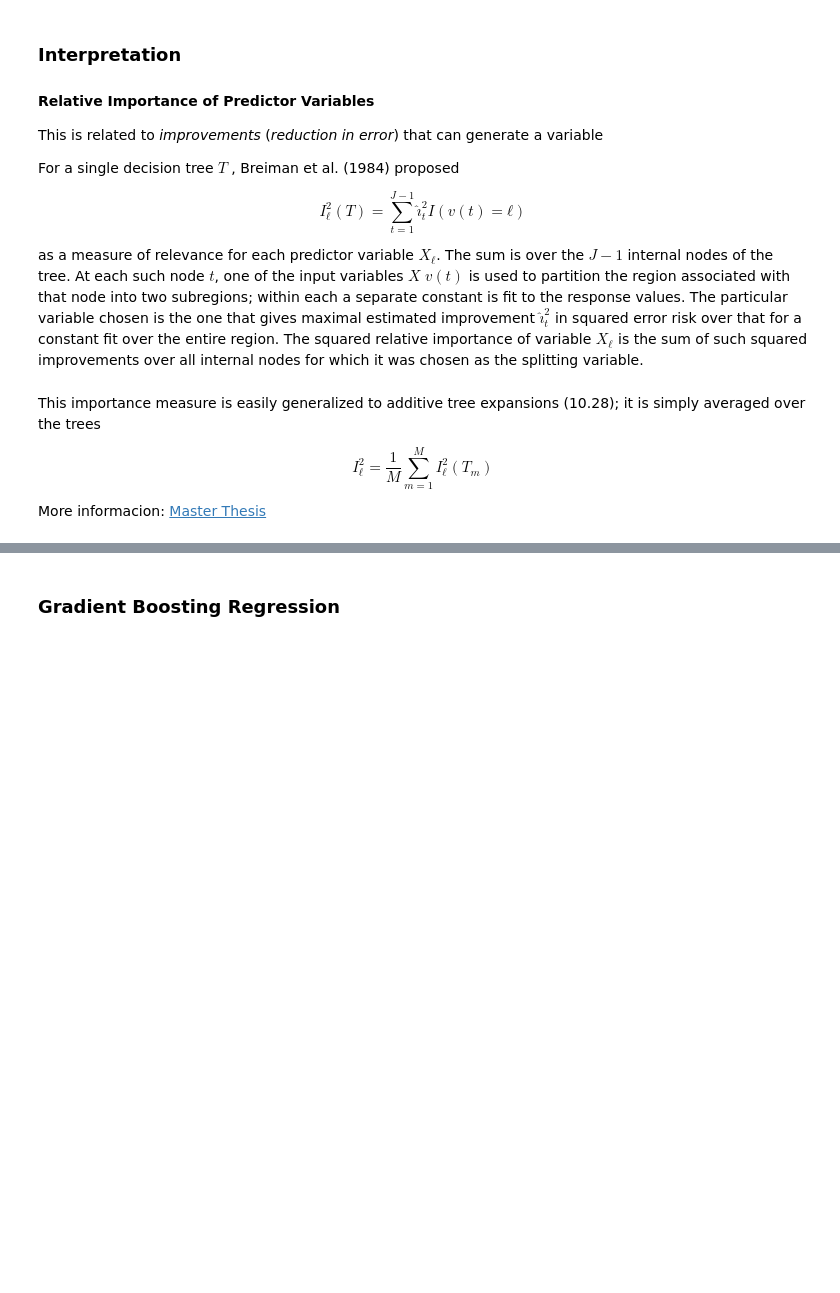
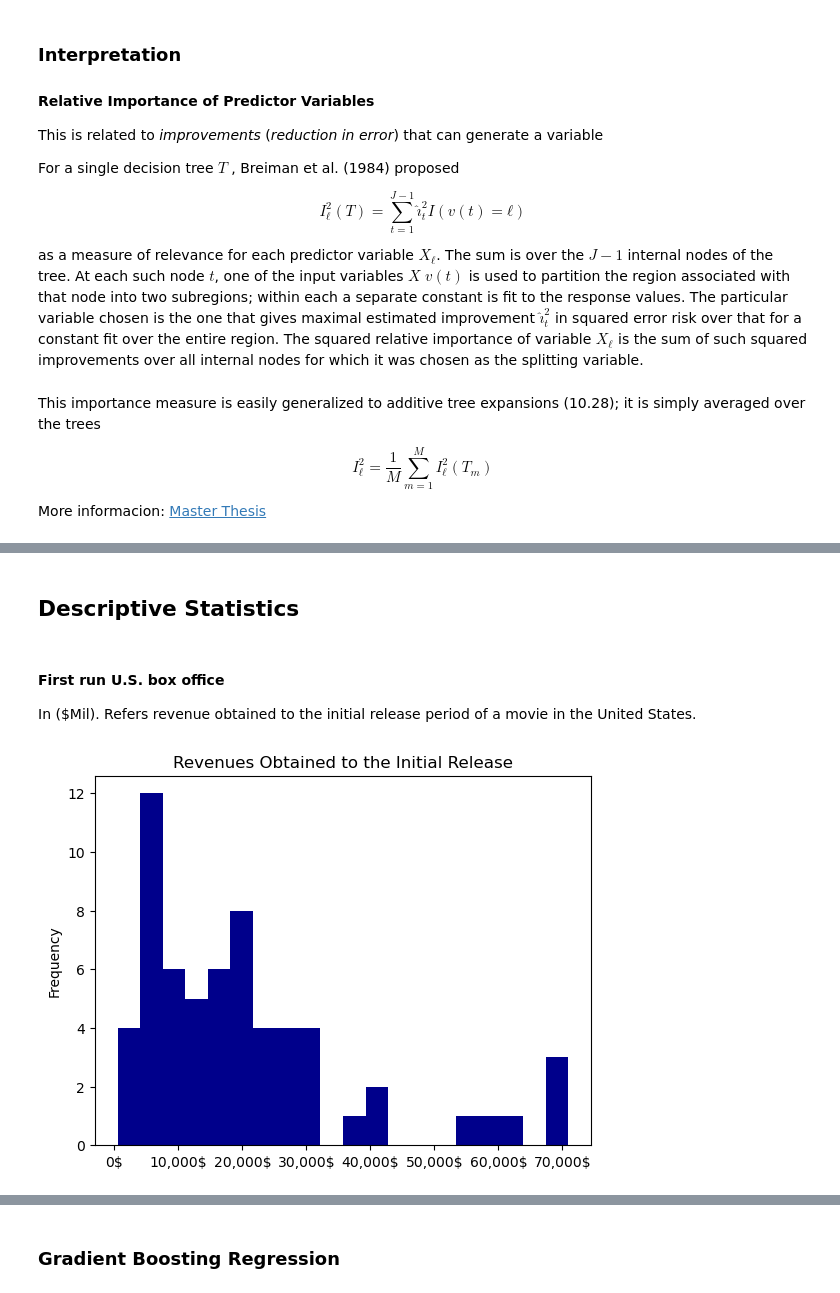
Before and after one commit to dante-cmd/machine-learning-models, a Jupyter notebook: 4.- tree random forest.ipynb, the cells around one changed output, grey strips where cells are left out. Drawn from its saved outputs; the diff is of its cells as text; code cells hidden in the pictures; blank space fills up the shorter version.

```diff
--- a/4.- tree random forest.ipynb
+++ b/4.- tree random forest.ipynb
@@ -345,0 +232,6 @@ Confusion Matrix
+# %%
+response = requests.get('https://pages.stern.nyu.edu/~wgreene/Text/Edition7/TableF4-3.txt', verify=False)
+data_movie = pd.read_csv(io.StringIO(response.text))
+data_movie.columns = (
+    data_movie.columns
+    .str.replace(r'\s', '', regex=True))
@@ -345,0 +252,24 @@ Confusion Matrix
+# %%
+data_movie.BOX = data_movie.BOX/1000
+# %%
+maximun_budget = round(data_movie.BUDGET.max())
+data_movie['BUDGET_CATEGORICAL'] = pd.cut(data_movie.BUDGET,
+                                          bins=[0, 20, 40, 60, 80, 100, maximun_budget+50],
+                                          right=False)
+# %% [markdown]
+## Descriptive Statistics
+# %% [markdown]
+#### First run U.S. box office
+
+In ($Mil). Refers revenue obtained to the initial release period of a movie in the United States.
+# %%
+ax = data_movie.BOX.plot(kind='hist',bins =20, color='DarkBlue')
+xticks = ax.get_xticks()
+xticklabels = ["" if x<0 else "{:,}$".format(round(x)) for x in xticks]
+xlim = ax.get_xlim()
+ax.set_xticks(xticks)
+ax.set_xticklabels(xticklabels)
+ax.set_xlim(xlim)
+ax.set_title('Revenues Obtained to the Initial Release');
+# %% [output]
+[figure, added]
```
Also changed, not shown: parts of 100 cells of this notebook, 1 other file.
